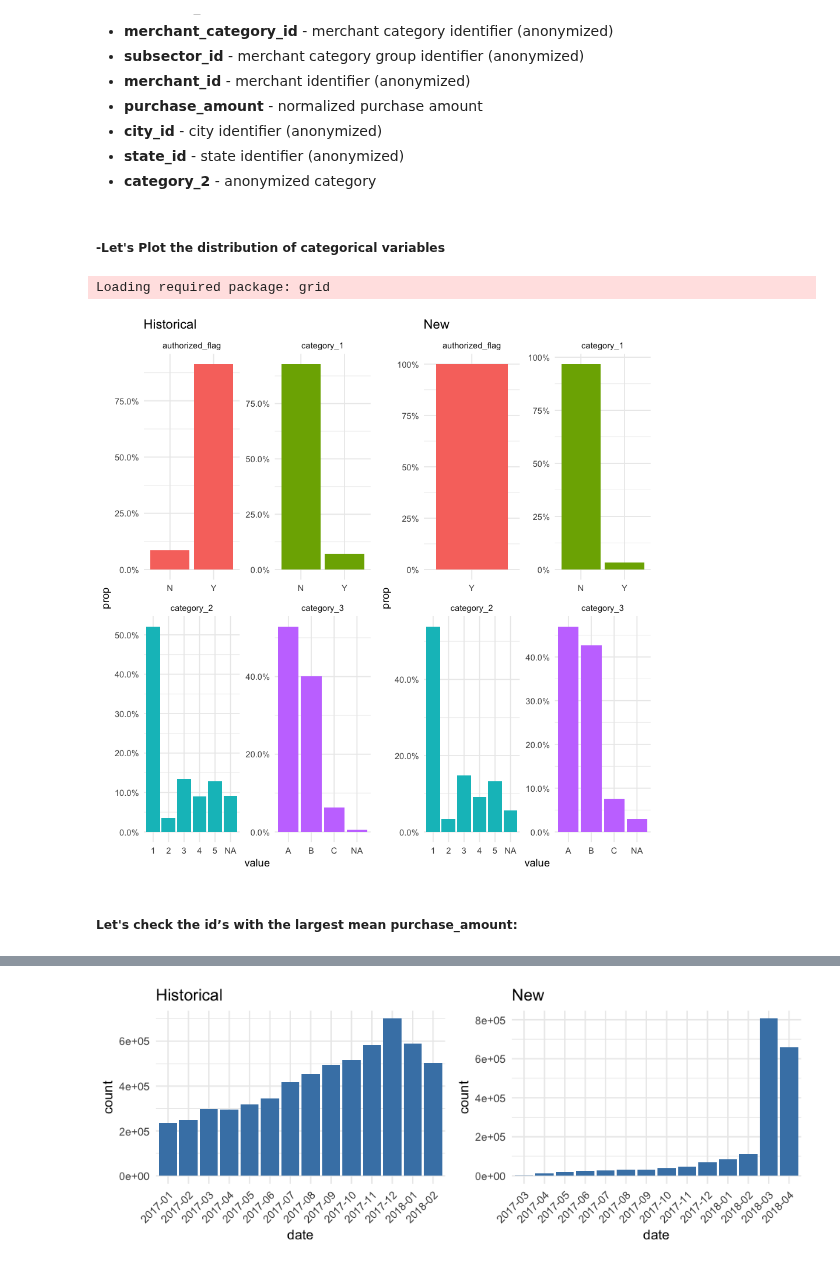
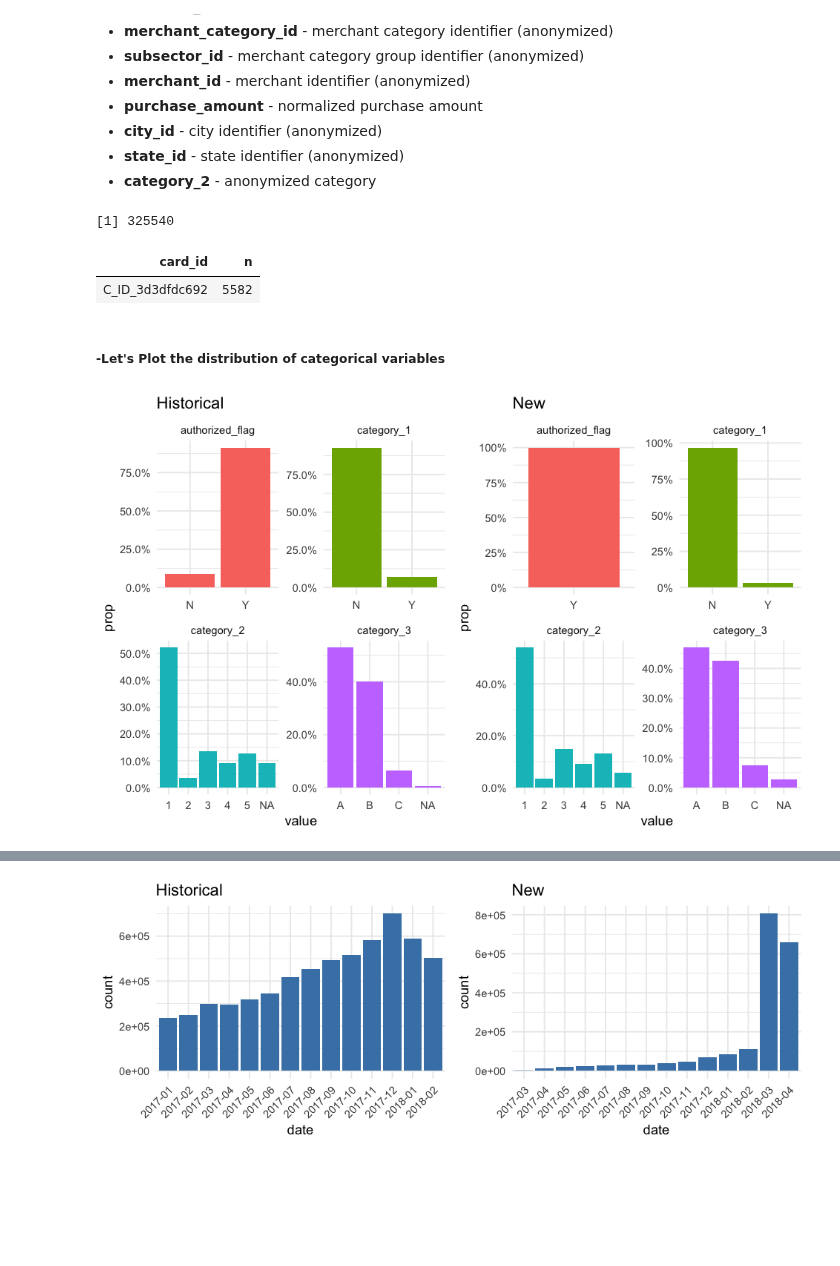
Before and after one commit to hsing-yi-wang/Kaggle_Projects, a Jupyter notebook: Elo_Merchant.ipynb, the cells around one changed output, grey strips where cells are left out. Saved outputs shown, nothing was run; the diff lists cells and outputs as text; code cells hidden in the pictures; blank space fills up the shorter version.

```diff
--- a/Elo_Merchant.ipynb
+++ b/Elo_Merchant.ipynb
@@ -294,39 +294,46 @@ summary(htrans)
 * **city_id** - city identifier (anonymized)
 * **state_id** - state identifier (anonymized)
 * **category_2** - anonymized category
+# %%
+length(unique(htrans$card_id))
+# %% [output]
+[1] 325540
+# %%
+htrans %>% count(card_id) %>% filter(n==max(n))
+# %% [output]
+| card_id | n |
+| C_ID_3d3dfdc692 | 5582 |
 # %% [markdown]
 ##### -Let's Plot the distribution of categorical variables
 # %%
+options(repr.plot.width=8, repr.plot.height=3)
 p1 <- htrans %>%
   sample_n(6e6) %>%
   select(authorized_flag, category_1, category_2, category_3) %>%
   mutate(category_2 = as.character(category_2)) %>%
   gather(key = "feature", value = "value") %>%
   mutate(value = factor(value)) %>%
   ggplot(aes(value, fill = feature)) +
   geom_bar(aes(y = ..prop.., group = 1)) +
   scale_y_continuous(labels = percent_format()) +
   facet_wrap(~ feature, scales = "free") +
   theme_minimal() +
   ggtitle("Historical") +
   theme(legend.position = "none")
 p2 <- ntrans %>%
   select(authorized_flag, category_1, category_2, category_3) %>%
   mutate(category_2 = as.character(category_2)) %>%
   gather(key = "feature", value = "value") %>%
   mutate(value = factor(value)) %>%
   ggplot(aes(value, fill = feature)) +
   geom_bar(aes(y = ..prop.., group = 1)) +
   scale_y_continuous(labels = percent_format()) +
   facet_wrap(~ feature, scales = "free") +
   theme_minimal() +
   ggtitle("New") +
   theme(legend.position = "none")
-options(repr.plot.width=8, repr.plot.height=8)
+options(repr.plot.width=8, repr.plot.height=5)
 source("http://peterhaschke.com/Code/multiplot.R")
 multiplot(p1, p2, cols = 2)
 # %% [output]
-Loading required package: grid
-[figure, old version]
+[figure, new version]
-# %% [markdown]
-##### Let's check the id’s with the largest mean purchase_amount:
```
Also changed, not shown: parts of 29 cells of this notebook, 1 other file.
